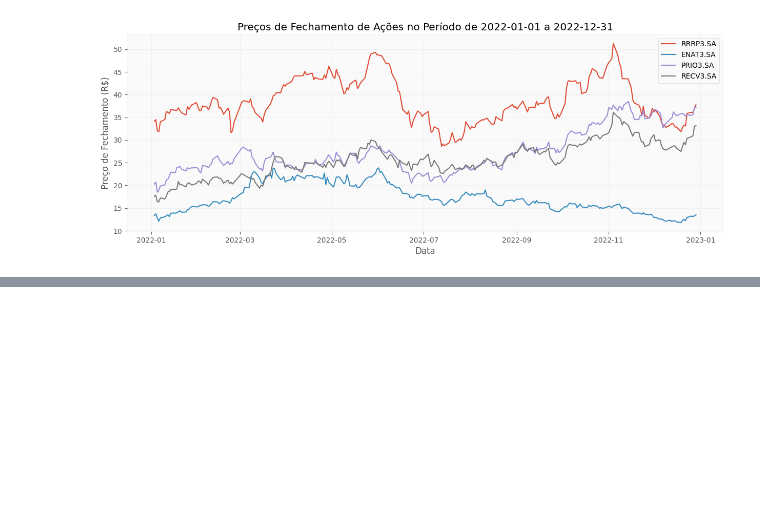
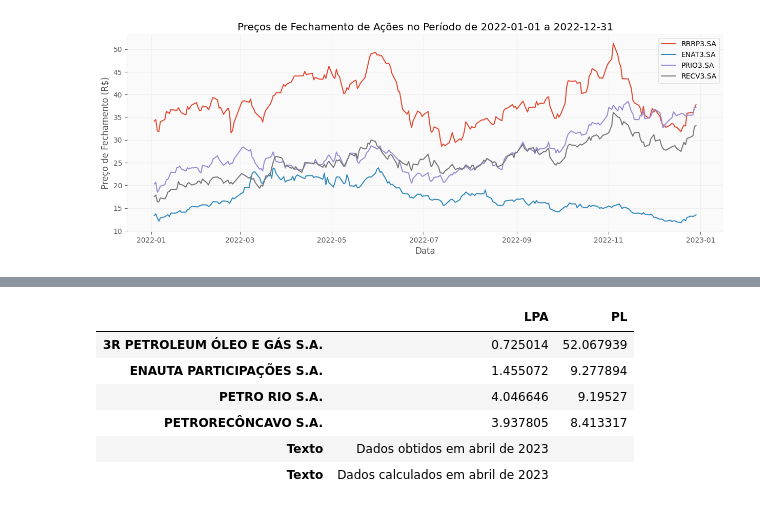
Before and after one commit to Wsouza36/Ciencia-de-Dados---PUC, a Jupyter notebook: MVP_CD_Análise_Financeira.ipynb, the cells around one changed output, grey strips where cells are left out. Saved outputs shown, nothing was run; the diff lists cells and outputs as text; code cells hidden in the pictures; blank space fills up the shorter version.

```diff
--- a/MVP_CD_Análise_Financeira.ipynb
+++ b/MVP_CD_Análise_Financeira.ipynb
@@ -1284,0 +1451,49 @@ plt.show()
+# %%
+#Lucro por ação
+
+
+LPA = pd.DataFrame()
+
+for i in range(0,n_empresas):
+  LPA_ = pd.Series(df_dre.loc[lista_de_empresas[i],:].loc['Atribuído a Sócios da Empresa Controladora'].iloc[-1,0])
+  LPA = pd.concat([LPA, LPA_], axis=1)
+LPA.columns = lista_de_empresas
+
+
+LPA = LPA/n_acoes
+
+#Preço/Lucro
+
+PL = df.iloc[-1]/LPA
+
+LPA['Indicadores']='LPA'
+PL['Indicadores']='PL'
+df_lp = pd.concat([LPA,PL], ignore_index=True)
+df_lp = df_lp.T
+
+# Define a primeira linha como o nome dos DataFrames
+df_lp.columns = df_lp.loc['Indicadores', :]
+df_lp = df_lp.drop('Indicadores')
+
+# Define o nome da coluna
+df_lp.index.name = 'Empresas'
+
+# Adiciona uma nova linha com o texto desejado
+novo_texto = pd.DataFrame({'LPA': ['Dados obtidos em abril de 2023'], 'PL': ['']}, index=['Texto'])
+
+# Adiciona uma nova linha com o texto desejado
+novo_texto2 = pd.DataFrame({'LPA': ['Dados calculados em abril de 2023'], 'PL': ['']}, index=['Texto'])
+
+# Concatena o texto ao DataFrame original
+df_lp = pd.concat([df_lp, novo_texto,novo_texto2 ], axis=0)
+
+
+df_lp
+# %% [output]
+|  | LPA | PL |
+| 3R PETROLEUM ÓLEO E GÁS S.A. | 0.725014 | 52.067939 |
+| ENAUTA PARTICIPAÇÕES S.A. | 1.455072 | 9.277894 |
+| PETRO RIO S.A. | 4.046646 | 9.19527 |
+| PETRORECÔNCAVO S.A. | 3.937805 | 8.413317 |
+| Texto | Dados obtidos em abril de 2023 |  |
+| Texto | Dados calculados em abril de 2023 |  |
```
Also changed, not shown: parts of 14 cells of this notebook.
